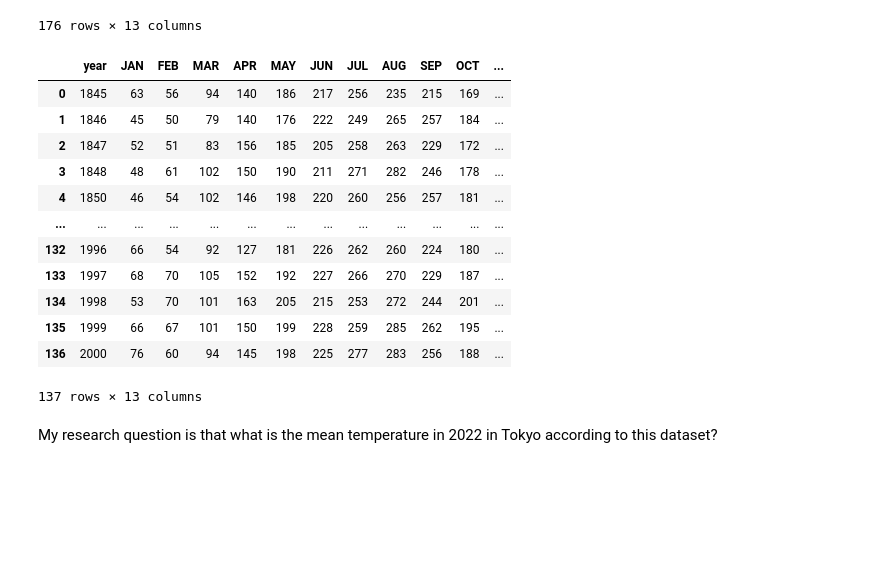
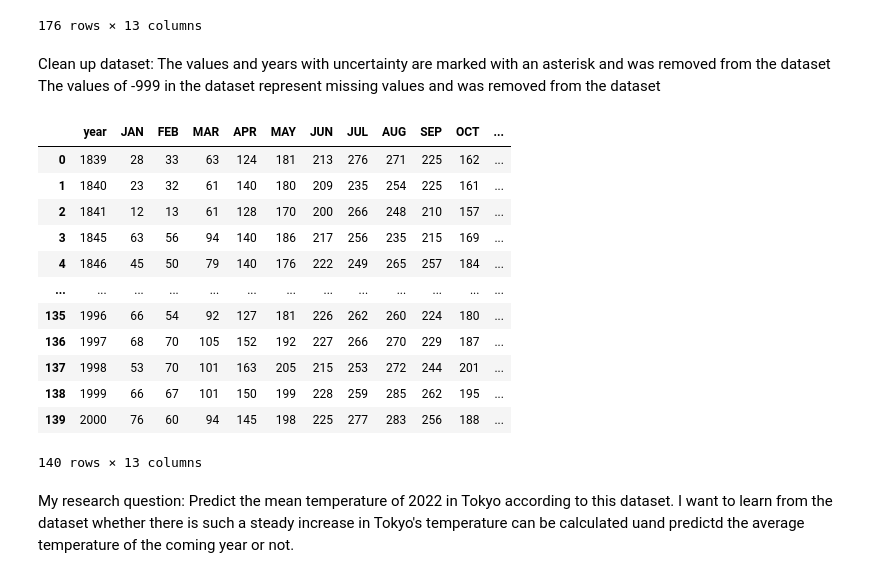
Before and after one commit to enya126/Machine-Learning, a Jupyter notebook: term project.ipynb, the cells around one changed output. Saved outputs shown, nothing was run; the diff lists cells and outputs as text; code cells hidden in the pictures; blank space fills up the shorter version.

```diff
--- a/term project.ipynb
+++ b/term project.ipynb
@@ -10,6 +14,5 @@ import matplotlib.pyplot as plt
 # %%
-# df_t = pd.read_csv('t_tokyo.csv')
-df_t = pd.read_csv(r'C:\Users\Ley\Desktop\t_tokyo.csv')
+df_t = pd.read_csv('~/Documents/pydata/t_tokyo.csv')
 df_t
 # %% [output]
 |  | TOKYO | JAN | FEB | MAR | APR | MAY | JUN | JUL | AUG | SEP | OCT | ... |
@@ -25,29 +28,35 @@ df_t
 | 174 | 1999 | 66 | 67 | 101 | 150 | 199 | 228 | 259 | 285 | 262 | 195 | ... |
 | 175 | 2000 | 76 | 60 | 94 | 145 | 198 | 225 | 277 | 283 | 256 | 188 | ... |
 176 rows × 13 columns
+# %% [markdown]
+Clean up dataset:
+The values and years with uncertainty are marked with an asterisk and was removed from the dataset
+The values of -999 in the dataset represent missing values and was removed from the dataset
 # %%
 # clean up dataset
 # change TOKYO to years
 df_t = df_t.rename(columns={'TOKYO':'year'})
 # eliminate unknowns (-999)
 df_t = df_t[(df_t['JAN'] != -999) & (df_t['FEB'] != -999) & (df_t['MAR'] != -999) & (df_t['APR'] != -999) & (df_t['MAY'] != -999)
          & (df_t['JUN'] != -999) & (df_t['JUL'] != -999) & (df_t['AUG'] != -999) & (df_t['SEP'] != -999) & (df_t['OCT'] != -999)
          & (df_t['NOV'] != -999) & (df_t['DEC'] != -999)]
 # remove years with uncertain data and incontinuous years
-df_t = df_t[(df_t['year'] != '1825*') & (df['year'] != '1839')&(df['year'] != '1840')&(df['year'] != '1841')].reset_index(drop=True)
+df_t = df_t[(df_t['year'] != '1825*')].reset_index(drop=True)
+df_t
 # %% [output]
 |  | year | JAN | FEB | MAR | APR | MAY | JUN | JUL | AUG | SEP | OCT | ... |
-| 0 | 1845 | 63 | 56 | 94 | 140 | 186 | 217 | 256 | 235 | 215 | 169 | ... |
-| 1 | 1846 | 45 | 50 | 79 | 140 | 176 | 222 | 249 | 265 | 257 | 184 | ... |
-| 2 | 1847 | 52 | 51 | 83 | 156 | 185 | 205 | 258 | 263 | 229 | 172 | ... |
-| 3 | 1848 | 48 | 61 | 102 | 150 | 190 | 211 | 271 | 282 | 246 | 178 | ... |
-| 4 | 1850 | 46 | 54 | 102 | 146 | 198 | 220 | 260 | 256 | 257 | 181 | ... |
+| 0 | 1839 | 28 | 33 | 63 | 124 | 181 | 213 | 276 | 271 | 225 | 162 | ... |
+| 1 | 1840 | 23 | 32 | 61 | 140 | 180 | 209 | 235 | 254 | 225 | 161 | ... |
+| 2 | 1841 | 12 | 13 | 61 | 128 | 170 | 200 | 266 | 248 | 210 | 157 | ... |
+| 3 | 1845 | 63 | 56 | 94 | 140 | 186 | 217 | 256 | 235 | 215 | 169 | ... |
+| 4 | 1846 | 45 | 50 | 79 | 140 | 176 | 222 | 249 | 265 | 257 | 184 | ... |
 | ... | ... | ... | ... | ... | ... | ... | ... | ... | ... | ... | ... | ... |
-| 132 | 1996 | 66 | 54 | 92 | 127 | 181 | 226 | 262 | 260 | 224 | 180 | ... |
-| 133 | 1997 | 68 | 70 | 105 | 152 | 192 | 227 | 266 | 270 | 229 | 187 | ... |
-| 134 | 1998 | 53 | 70 | 101 | 163 | 205 | 215 | 253 | 272 | 244 | 201 | ... |
-| 135 | 1999 | 66 | 67 | 101 | 150 | 199 | 228 | 259 | 285 | 262 | 195 | ... |
-| 136 | 2000 | 76 | 60 | 94 | 145 | 198 | 225 | 277 | 283 | 256 | 188 | ... |
+| 135 | 1996 | 66 | 54 | 92 | 127 | 181 | 226 | 262 | 260 | 224 | 180 | ... |
+| 136 | 1997 | 68 | 70 | 105 | 152 | 192 | 227 | 266 | 270 | 229 | 187 | ... |
+| 137 | 1998 | 53 | 70 | 101 | 163 | 205 | 215 | 253 | 272 | 244 | 201 | ... |
+| 138 | 1999 | 66 | 67 | 101 | 150 | 199 | 228 | 259 | 285 | 262 | 195 | ... |
+| 139 | 2000 | 76 | 60 | 94 | 145 | 198 | 225 | 277 | 283 | 256 | 188 | ... |
-137 rows × 13 columns
+140 rows × 13 columns
 # %% [markdown]
-My research question is that what is the mean temperature in 2022 in Tokyo according to this dataset?
+My research question: Predict the mean temperature of 2022 in Tokyo according to this dataset.
+I want to learn from the dataset whether there is such a steady increase in Tokyo's temperature can be calculated uand predictd the average temperature of the coming year or not.
```
Also changed, not shown: parts of 21 cells of this notebook.
